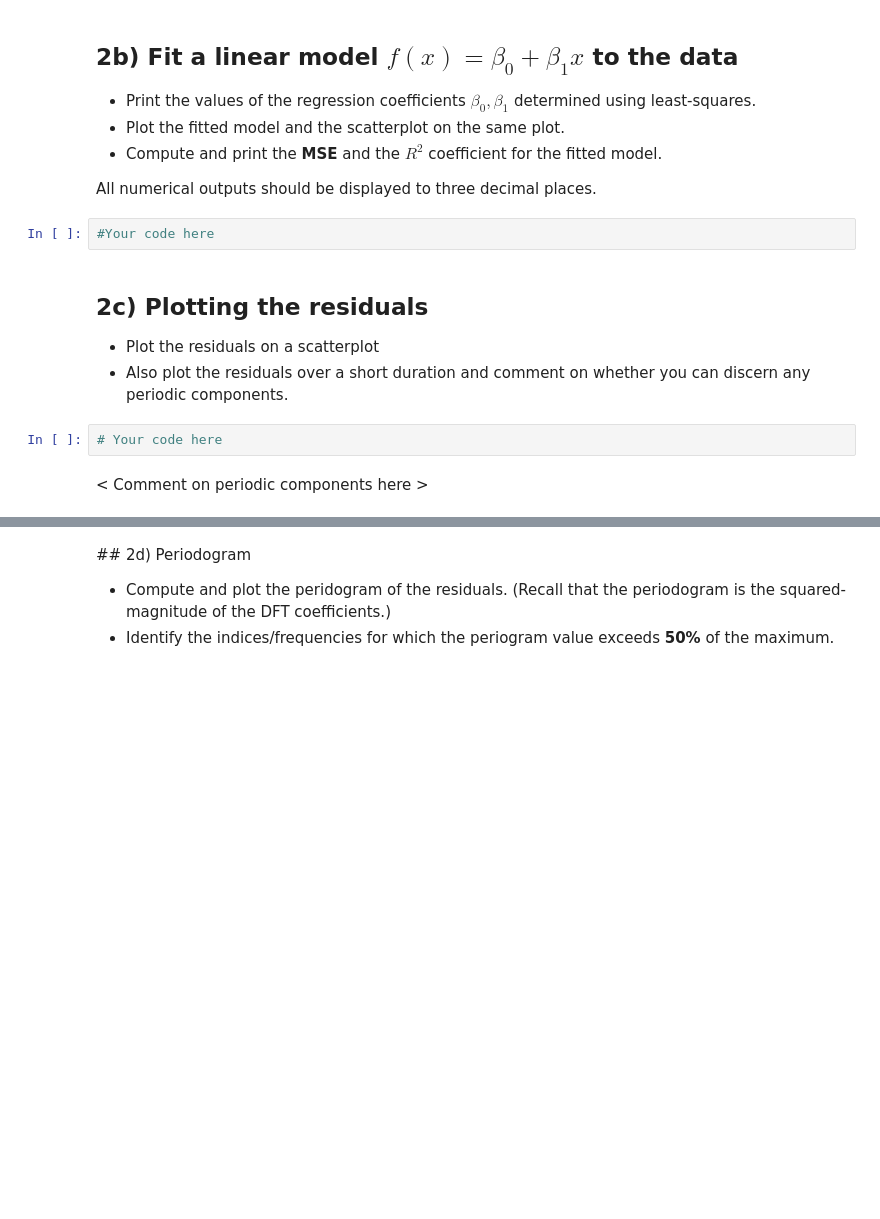
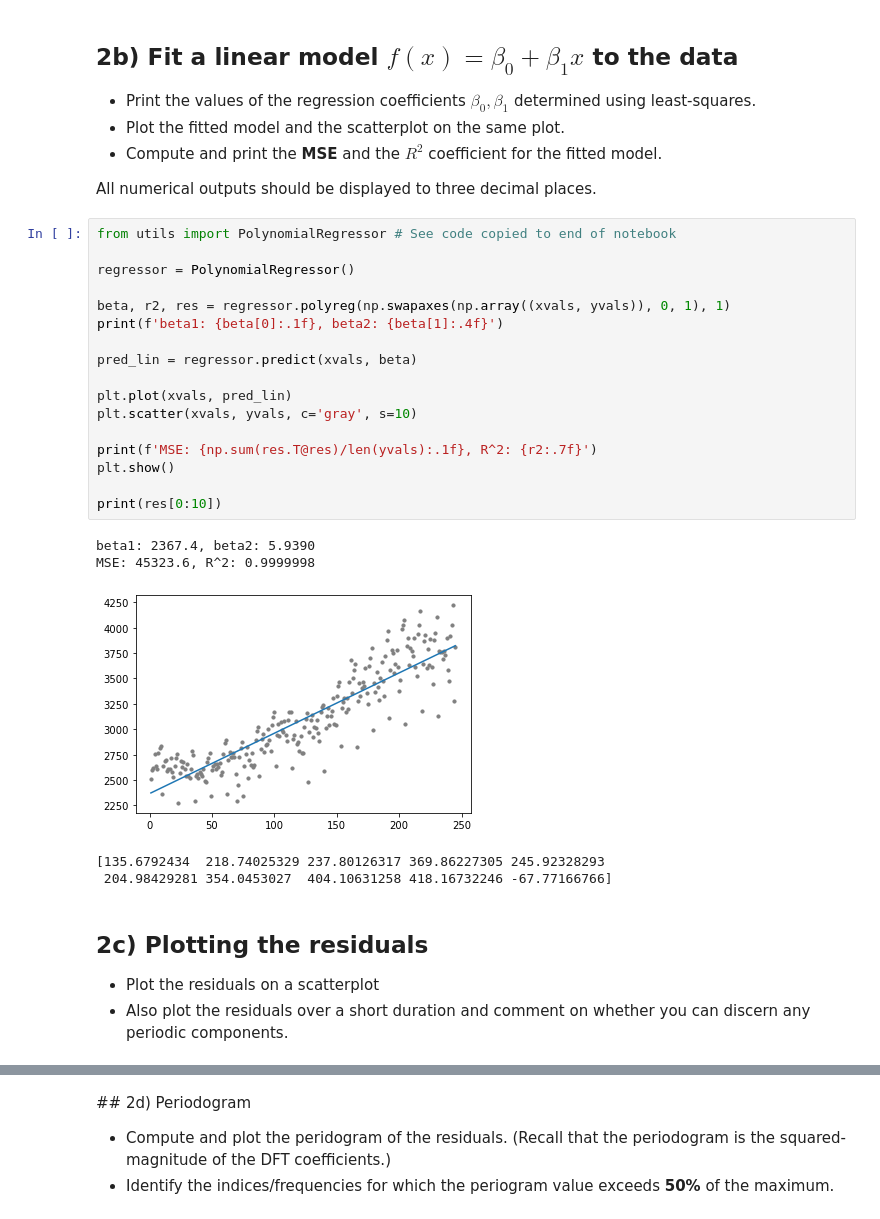
Before and after one commit to Nicholas-Ho/Data-Science-Exercises, a Jupyter notebook: Exercises/03 Exercise Notebook 3.ipynb, the cells around one changed output, grey strips where cells are left out. Drawn from its saved outputs; the diff is of its cells as text; blank space fills up the shorter version.

```diff
--- a/Exercises/03 Exercise Notebook 3.ipynb
+++ b/Exercises/03 Exercise Notebook 3.ipynb
@@ -64,14 +67,31 @@ We now have a time series consisting of points $(x_i,y_i)$, for $i = 1, \ldots,
 - Compute and print the **MSE** and the $R^2$ coefficient for the fitted model.
 
 All numerical outputs should be displayed to three decimal places.
-# %%
-#Your code here
+# %%
+from utils import PolynomialRegressor # See code copied to end of notebook
+
+regressor = PolynomialRegressor()
+
+beta, r2, res = regressor.polyreg(np.swapaxes(np.array((xvals, yvals)), 0, 1), 1)
+print(f'beta1: {beta[0]:.1f}, beta2: {beta[1]:.4f}')
+
+pred_lin = regressor.predict(xvals, beta)
+
+plt.plot(xvals, pred_lin)
+plt.scatter(xvals, yvals, c='gray', s=10)
+
+print(f'MSE: {np.sum(res.T@res)/len(yvals):.1f}, R^2: {r2:.7f}')
+plt.show()
+
+print(res[0:10])
+# %% [output]
+beta1: 2367.4, beta2: 5.9390
+MSE: 45323.6, R^2: 0.9999998
+[figure, added]
+[135.6792434  218.74025329 237.80126317 369.86227305 245.92328293
+ 204.98429281 354.0453027  404.10631258 418.16732246 -67.77166766]
 # %% [markdown]
 ## 2c)  Plotting the residuals
 
 - Plot the residuals on a scatterplot
 - Also plot the residuals over a short duration and comment on whether you can discern any periodic components.
-# %%
-# Your code here
-# %% [markdown]
-< Comment on periodic components here >
```
Also changed, not shown: parts of 17 cells of this notebook, 5 other files.
